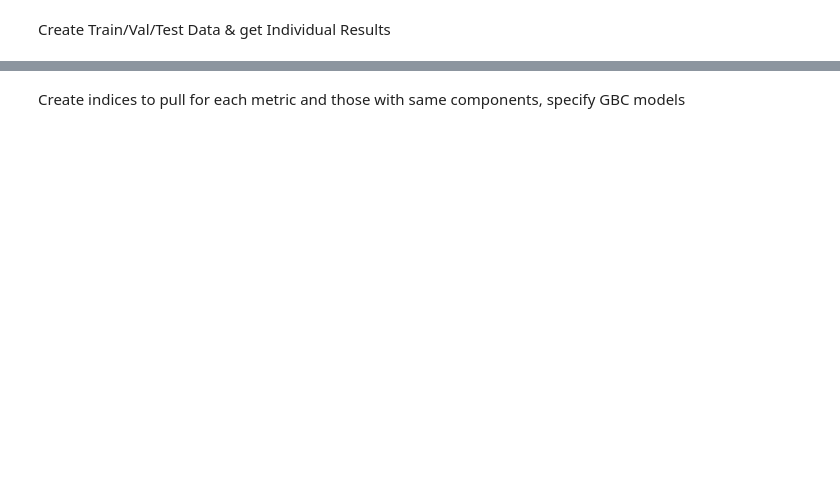
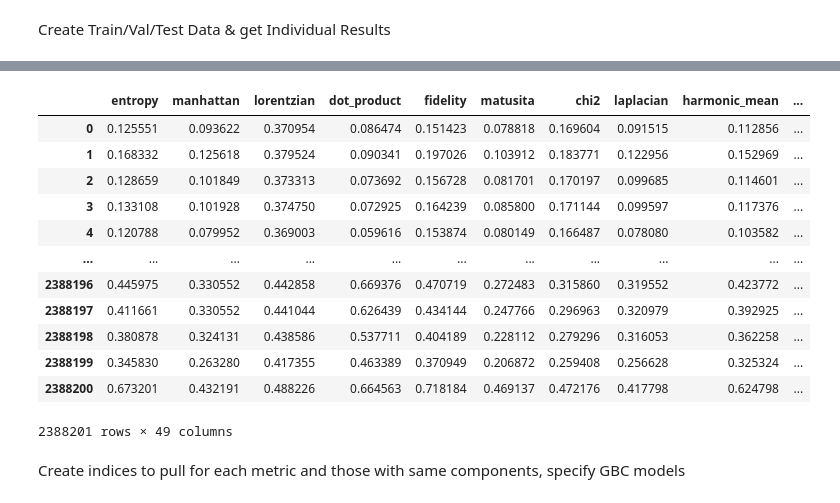
Before and after one commit to Jbug1/TunaSim, a Jupyter notebook: demos.ipynb, the cells around one changed output, grey strips where cells are left out. Saved outputs shown, nothing was run; the diff lists cells and outputs as text; code cells hidden in the pictures; blank space fills up the shorter version.

```diff
--- a/demos.ipynb
+++ b/demos.ipynb
@@ -389,7 +423,7 @@ if fullRun:
 
         #create init df
         for metric in comparison_metrics:
-            for j in range(int(train_datasets[0].shape[1]/2)):
+            for j in range(int(train_datasets[0].shape[1]/3)):
 
                 ind_aucs_full.append(f'{metric}_{j}')
 
@@ -400,15 +434,16 @@ if fullRun:
             ind_aucs_=None
             train_data_gbcs = None
             train_unnorm_dists = None
-            for j in range(int(train_datasets[_].shape[1]/2)):
+            for j in range(int(train_datasets[_].shape[1]/3)):
 
-                sub = train_datasets[_].iloc[:,2*j:2*(j+1)]
+                sub = train_datasets[_].iloc[:,(3*j)+1:3*(j+1)]
                 old_cols = sub.columns
                 sub.columns=['query','target']
                 sub['match'] = train_datasets[_]['match'].tolist()
 
                 ind_aucs, inds, inds_unnorm = testUtils.orig_metric_to_df(comparison_metrics, sub, unnnormalized=True)
                 ind_aucs_ = pd.concat((ind_aucs_, ind_aucs))
+                print(len(ind_aucs_))
                 sub = sub.iloc[:,:2]
                 sub.columns=old_cols
                 train_data_gbcs = pd.concat((train_data_gbcs,inds), axis=1)
@@ -447,9 +482,9 @@ if fullRun:
 
             val_data_gbcs = None
             ind_aucs_=None
-            for j in range(int(val_datasets[_].shape[1]/2)):
+            for j in range(int(val_datasets[_].shape[1]/3)):
 
-                sub = val_datasets[_].iloc[:,2*j:2*(j+1)]
+                sub = val_datasets[_].iloc[:,(3*j)+1:3*(j+1)]
                 old_cols = sub.columns
                 sub.columns=['query','target']
                 sub['match'] = val_datasets[_]['match'].tolist()
@@ -488,9 +523,9 @@ if fullRun:
             test_data_gbcs = None
             ind_aucs_ = None
             test_unnorm_dists=None
-            for j in range(int(test_datasets[_].shape[1]/2)):
+            for j in range(int(test_datasets[_].shape[1]/3)):
 
-                sub = test_datasets[_].iloc[:,2*j:2*(j+1)]
+                sub = test_datasets[_].iloc[:,(3*j)+1:3*(j+1)]
                 old_cols = sub.columns
                 sub.columns=['query','target']
                 sub['match'] = test_datasets[_]['match'].tolist()
@@ -530,3 +577,19 @@ if fullRun:
+# %%
+gbc_train_datasets[1]
+# %% [output]
+|  | entropy | manhattan | lorentzian | dot_product | fidelity | matusita | chi2 | laplacian | harmonic_mean | ... |
+| 0 | 0.125551 | 0.093622 | 0.370954 | 0.086474 | 0.151423 | 0.078818 | 0.169604 | 0.091515 | 0.112856 | ... |
+| 1 | 0.168332 | 0.125618 | 0.379524 | 0.090341 | 0.197026 | 0.103912 | 0.183771 | 0.122956 | 0.152969 | ... |
+| 2 | 0.128659 | 0.101849 | 0.373313 | 0.073692 | 0.156728 | 0.081701 | 0.170197 | 0.099685 | 0.114601 | ... |
+| 3 | 0.133108 | 0.101928 | 0.374750 | 0.072925 | 0.164239 | 0.085800 | 0.171144 | 0.099597 | 0.117376 | ... |
+| 4 | 0.120788 | 0.079952 | 0.369003 | 0.059616 | 0.153874 | 0.080149 | 0.166487 | 0.078080 | 0.103582 | ... |
+| ... | ... | ... | ... | ... | ... | ... | ... | ... | ... | ... |
+| 2388196 | 0.445975 | 0.330552 | 0.442858 | 0.669376 | 0.470719 | 0.272483 | 0.315860 | 0.319552 | 0.423772 | ... |
+| 2388197 | 0.411661 | 0.330552 | 0.441044 | 0.626439 | 0.434144 | 0.247766 | 0.296963 | 0.320979 | 0.392925 | ... |
+| 2388198 | 0.380878 | 0.324131 | 0.438586 | 0.537711 | 0.404189 | 0.228112 | 0.279296 | 0.316053 | 0.362258 | ... |
+| 2388199 | 0.345830 | 0.263280 | 0.417355 | 0.463389 | 0.370949 | 0.206872 | 0.259408 | 0.256628 | 0.325324 | ... |
+| 2388200 | 0.673201 | 0.432191 | 0.488226 | 0.664563 | 0.718184 | 0.469137 | 0.472176 | 0.417798 | 0.624798 | ... |
+2388201 rows × 49 columns
 # %% [markdown]
 Create indices to pull for each metric and those with same components, specify GBC models
 # %%
```
Also changed, not shown: parts of 5 cells of this notebook, 1 other file.
